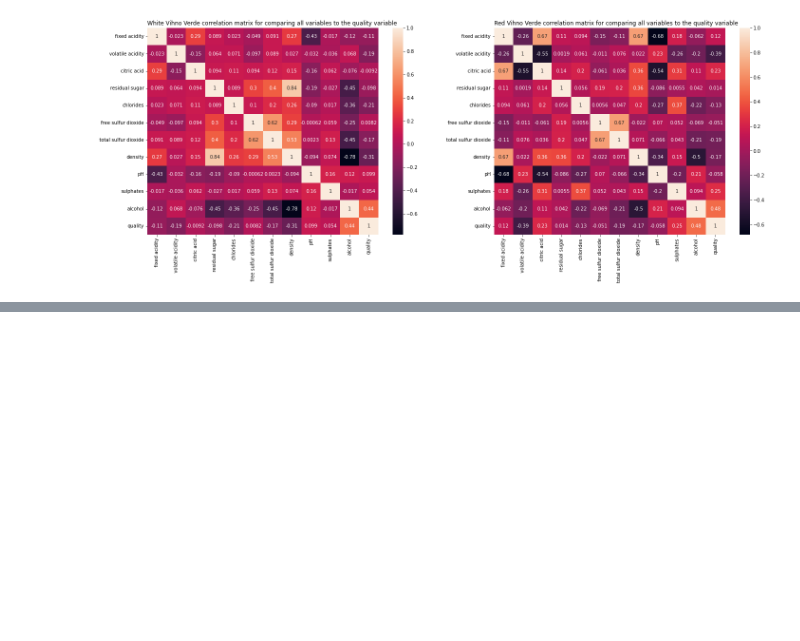
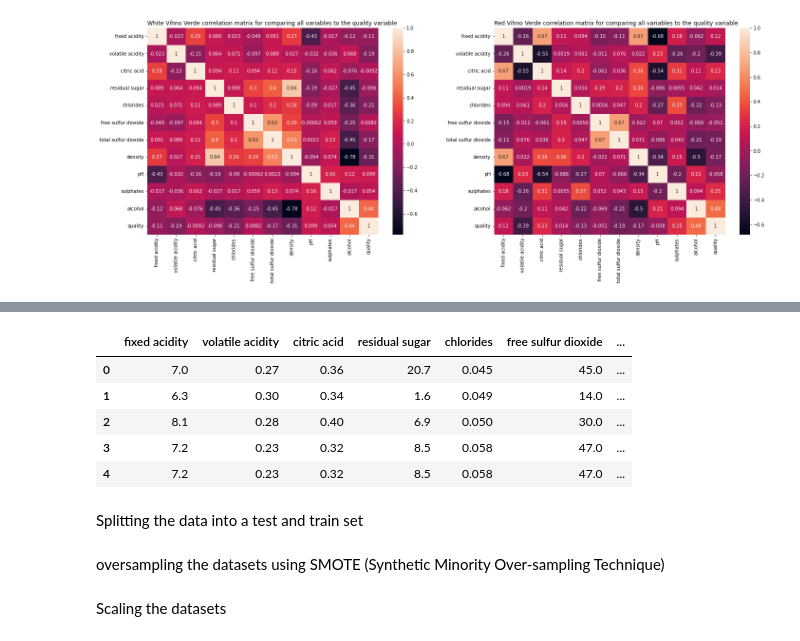
Before and after one commit to c0037654Newcastle/CSC2034-DS-Project, a Jupyter notebook: CSC2034_DS_Project.ipynb, the cells around one changed output, grey strips where cells are left out. Cells and saved outputs as stored; diff of their text form; code cells hidden in the pictures; blank space fills up the shorter version.

```diff
--- a/CSC2034_DS_Project.ipynb
+++ b/CSC2034_DS_Project.ipynb
@@ -492,0 +526,37 @@ plt.show()
+# %%
+# White Vihno Verde
+dummies = pd.get_dummies(white_vihno_dataset["isSweet"])
+white_dataset_onehot = pd.concat((white_vihno_dataset, dummies), axis = 1)
+white_dataset_onehot = white_dataset_onehot.drop("isSweet", axis = 1)
+
+
+alcohol_cat_numeric = {'low': 0, 'mid': 1, 'high': 2}
+
+numeric_alcohol_cat_dataset = white_vihno_dataset.replace({'alcohol_cat': alcohol_cat_numeric})
+
+white_dataset_onehot = white_dataset_onehot.drop('alcohol_cat', axis = 1)
+white_dataset_onehot = pd.concat((white_dataset_onehot, numeric_alcohol_cat_dataset['alcohol_cat']), axis = 1)
+
+#Red Vihno Verde
+dummies = pd.get_dummies(red_vihno_dataset["isSweet"])
+red_dataset_onehot = pd.concat((red_vihno_dataset, dummies), axis = 1)
+red_dataset_onehot = red_dataset_onehot.drop("isSweet", axis = 1)
+
+
+alcohol_cat_numeric = {'low': 0, 'mid': 1, 'high': 2}
+
+numeric_alcohol_cat_dataset = red_vihno_dataset.replace({'alcohol_cat': alcohol_cat_numeric})
+
+red_dataset_onehot = red_dataset_onehot.drop('alcohol_cat', axis = 1)
+red_dataset_onehot = pd.concat((red_dataset_onehot, numeric_alcohol_cat_dataset['alcohol_cat']), axis = 1)
+# %%
+display(white_dataset_onehot.head())
+# %% [output]
+|  | fixed acidity | volatile acidity | citric acid | residual sugar | chlorides | free sulfur dioxide | ... |
+| 0 | 7.0 | 0.27 | 0.36 | 20.7 | 0.045 | 45.0 | ... |
+| 1 | 6.3 | 0.30 | 0.34 | 1.6 | 0.049 | 14.0 | ... |
+| 2 | 8.1 | 0.28 | 0.40 | 6.9 | 0.050 | 30.0 | ... |
+| 3 | 7.2 | 0.23 | 0.32 | 8.5 | 0.058 | 47.0 | ... |
+| 4 | 7.2 | 0.23 | 0.32 | 8.5 | 0.058 | 47.0 | ... |
+# %% [markdown]
+Splitting the data into a test and train set
@@ -492,0 +570,2 @@ plt.show()
+# %% [markdown]
+oversampling the datasets using SMOTE (Synthetic Minority Over-sampling Technique)
@@ -492,0 +576,2 @@ plt.show()
+# %% [markdown]
+Scaling the datasets
```
Also changed, not shown: parts of 11 cells of this notebook.
